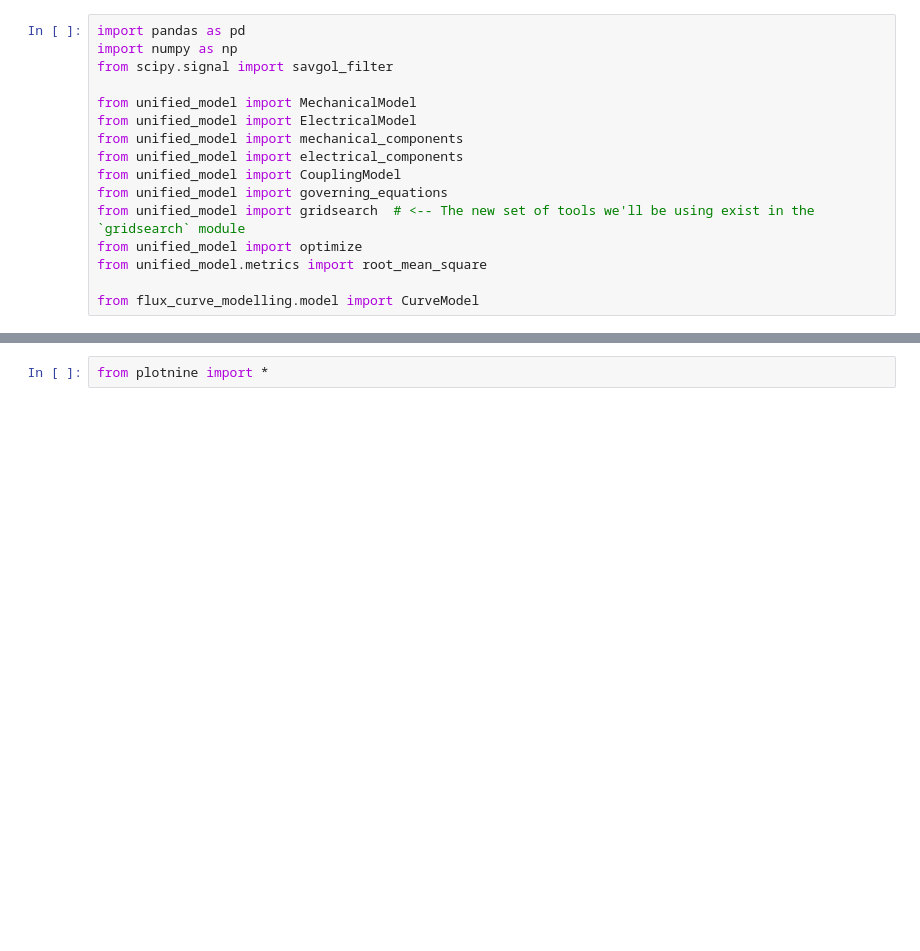
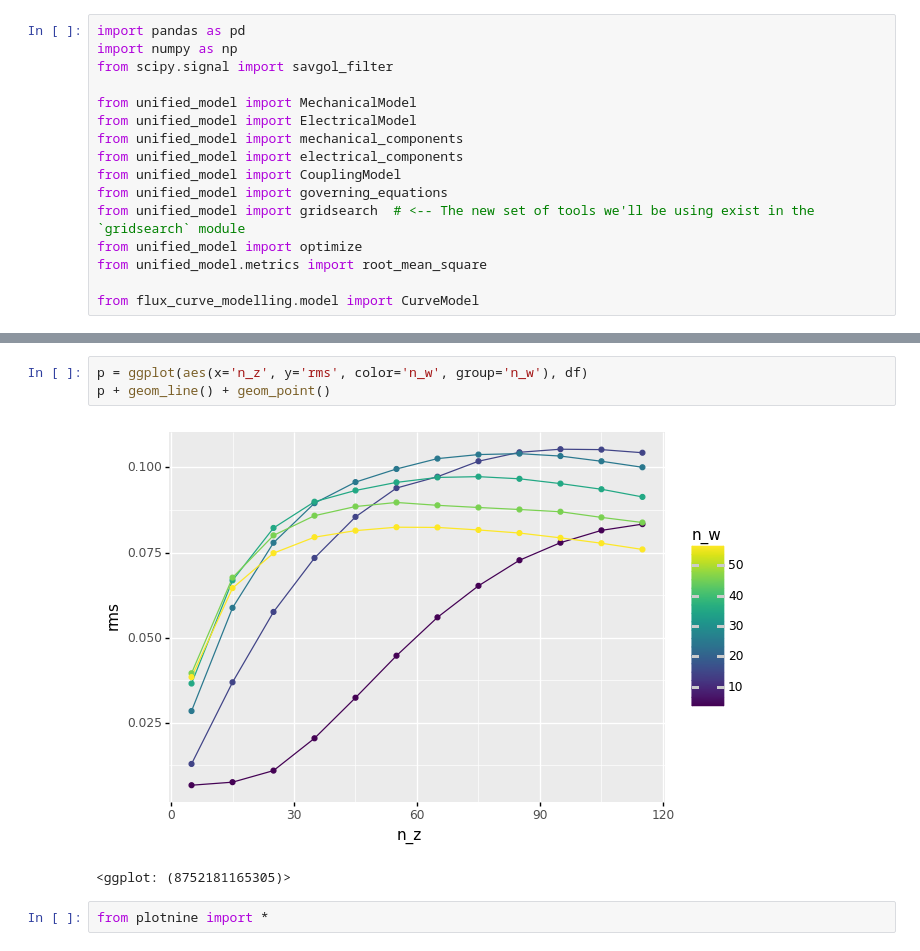
Before and after one commit to mnicstruwig/FlexibleFluxSimulator, a Jupyter notebook: experiments/2020-10-17-Optimization-test.ipynb, the cells around one changed output, grey strips where cells are left out. Drawn from its saved outputs; the diff is of its cells as text; blank space fills up the shorter version.

```diff
--- a/experiments/2020-10-17-Optimization-test.ipynb
+++ b/experiments/2020-10-17-Optimization-test.ipynb
@@ -216,3 +257,9 @@ df.head()
+# %%
+p = ggplot(aes(x='n_z', y='rms', color='n_w', group='n_w'), df)
+p + geom_line() + geom_point()
+# %% [output]
+[figure, added]
+<ggplot: (8752181165305)>
 # %%
 from plotnine import *
 # %%
```
Also changed, not shown: parts of 13 cells of this notebook, 1 other file.
